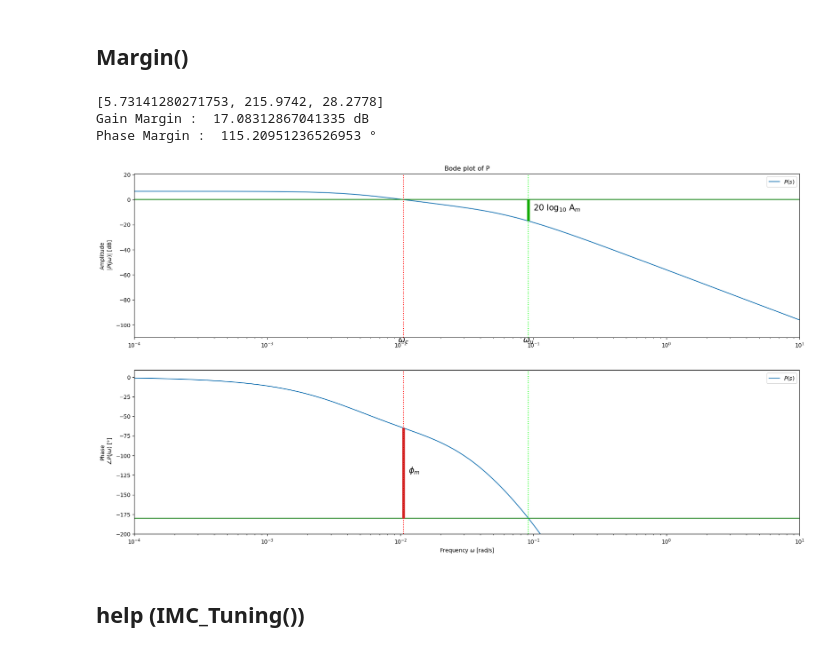
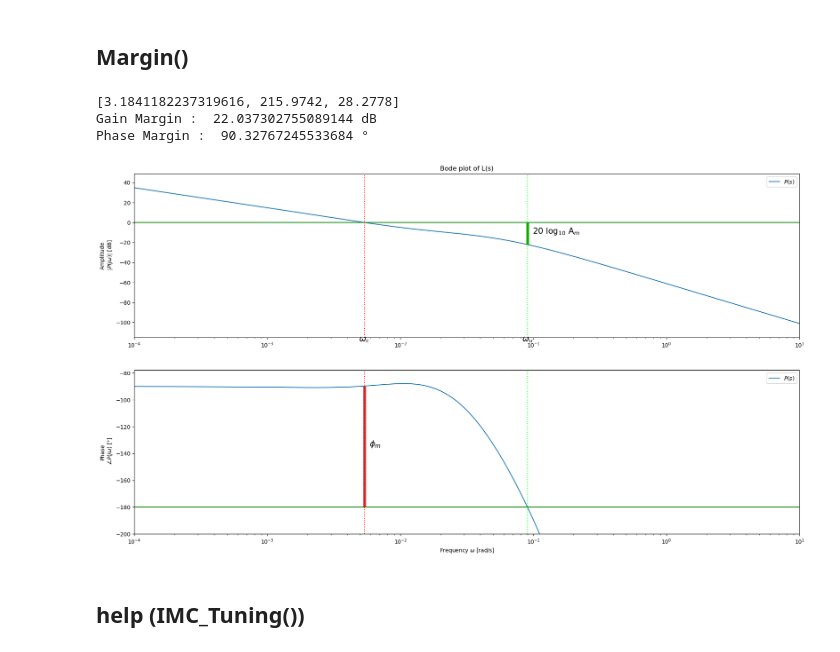
Before and after one commit to ARTHURVANBELLE/Control_Theory, a Jupyter notebook: package_LAB.ipynb, the cells around one changed output. Saved outputs shown, nothing was run; the diff lists cells and outputs as text; code cells hidden in the pictures.

Commit message:
Margin Truly working !!

```diff
--- a/package_LAB.ipynb
+++ b/package_LAB.ipynb
@@ -272,51 +272,39 @@ T2d = 42.466230845265265
 thetad = 12.180567972996636
 
 T1p = 201.8353
 T2p = 14.1389
 thetap = 4.386
 
-#Other test value
-"""
-Kp = 0.44
-T2p = 7.38
-T1p = 79.31
-thetap = 20.62
-"""
-
 T1 = T1p
 T2 = T2p
-gamma = 0.5
-
-Am = None
-Phim = None
+gamma = 0.9
 
 # Parameters for input-output dynamics P(s)
 P.parameters['Kp'] = Kp
 P.parameters['Tlag1'] = T1
 P.parameters['Tlag2'] = T2
 P.parameters['theta'] = theta
 
-
+#IMC Tuning
 [Kc, Ti, Td] = IMC_Tuning(T1, T2, T1p, gamma, Kp, 'B')
 print(IMC_Tuning(T1, T2, T1p, gamma, Kp, 'B'))
-
 
 # Parameters for PID Corrector
 C.parameters['Kc'] = Kc
 C.parameters['Ti'] = Ti
 C.parameters['Td'] = Td
 C.parameters['Tfd'] = alpha*Td
 
 omega = np.logspace(-4, 1, 10000)
 
 P1 = Margin(P,C,omega, Am, Phim,omegaC=0, omegaU=0, Show=True)
 
 print("Gain Margin : ", P1[0],"dB", "\nPhase Margin : ",P1[1],"°")
 # %% [output]
-[5.73141280271753, 215.9742, 28.2778]
-Gain Margin :  17.08312867041335 dB
-Phase Margin :  115.20951236526953 °
+[3.1841182237319616, 215.9742, 28.2778]
+Gain Margin :  22.037302755089144 dB
+Phase Margin :  90.32767245533684 °
-[figure, old version]
+[figure, new version]
 # %% [markdown]
 ## help (IMC_Tuning())
 # %%
```
Also changed, not shown: 1 other file.
